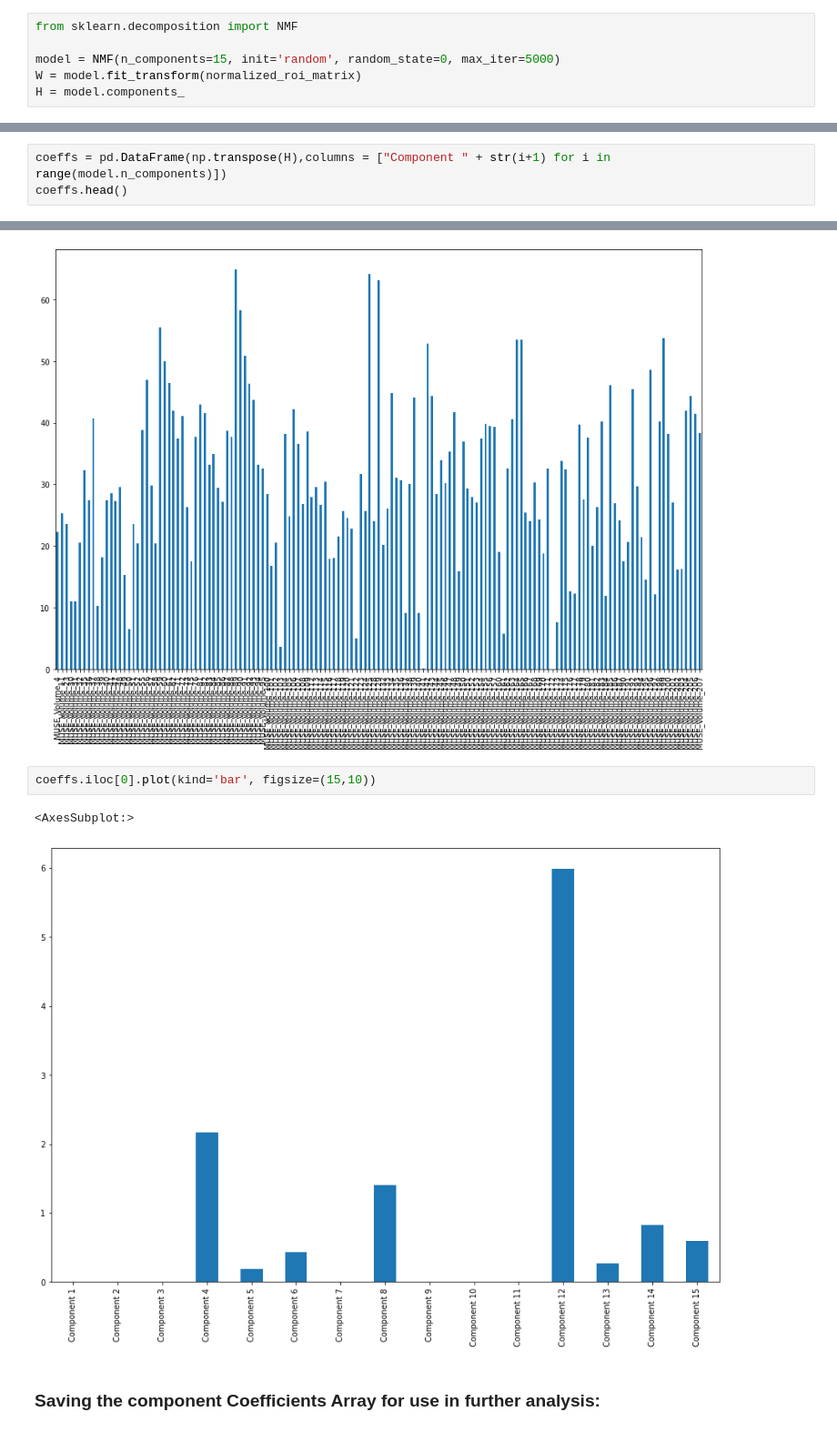
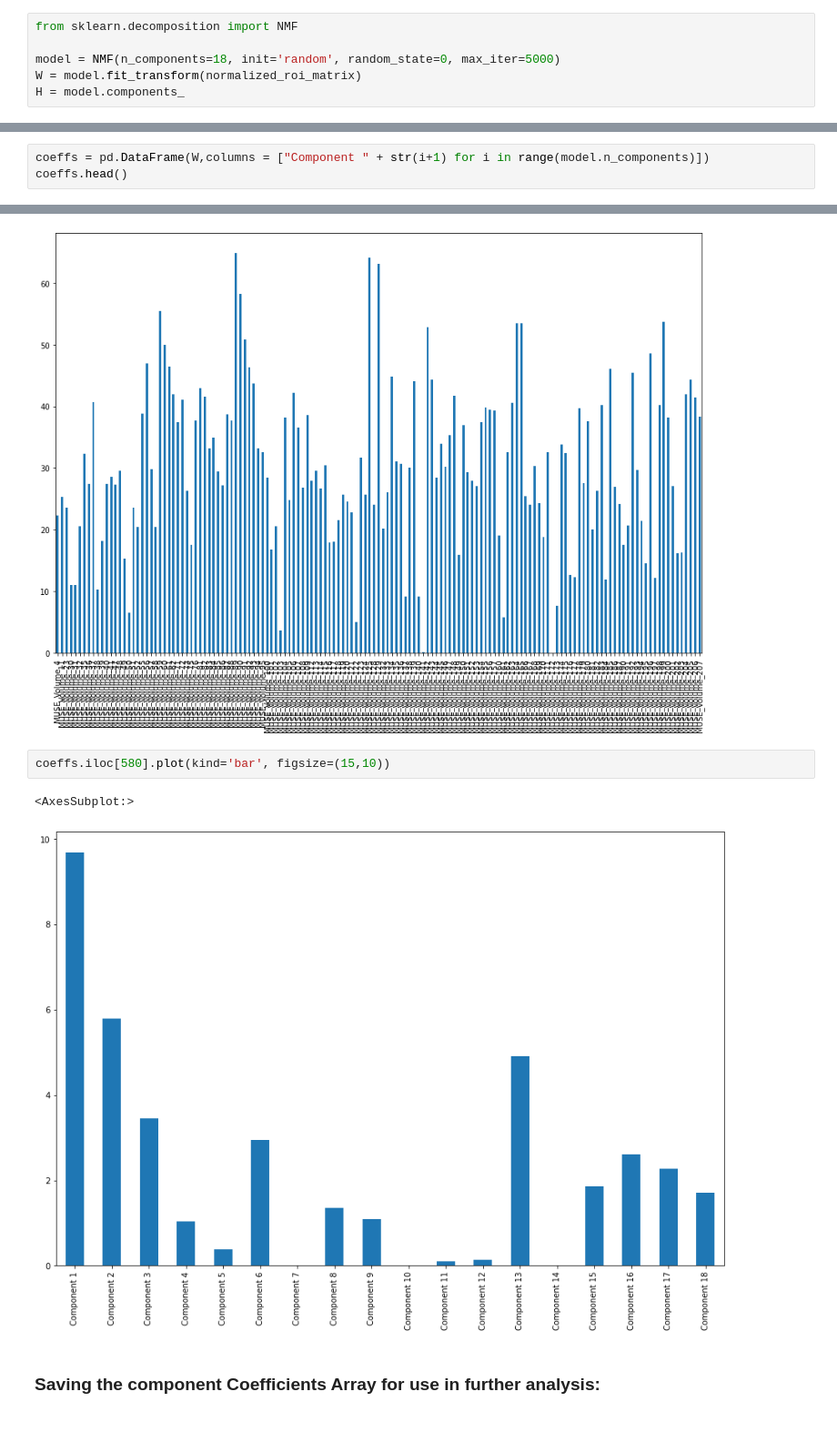
Before and after one commit to georgeaidinis/Dissertation, a Jupyter notebook: DATA/OPNMF_Testing_Using_UKBB_CN_Males.ipynb, the cells around one changed output, grey strips where cells are left out. Shown at 91% size. Saved outputs shown, nothing was run; the diff lists cells and outputs as text.

```diff
--- a/DATA/OPNMF_Testing_Using_UKBB_CN_Males.ipynb
+++ b/DATA/OPNMF_Testing_Using_UKBB_CN_Males.ipynb
@@ -60,13 +60,13 @@ For testing purposes I use sklearn NMF code, later use of lab OPNMF code will be
 # %%
 from sklearn.decomposition import NMF
 
-model = NMF(n_components=15, init='random', random_state=0, max_iter=5000)
+model = NMF(n_components=18, init='random', random_state=0, max_iter=5000)
 W = model.fit_transform(normalized_roi_matrix)
 H = model.components_
 # %% [markdown]
 ### Visualize the Coefficients:
 # %%
-coeffs = pd.DataFrame(np.transpose(H),columns = ["Component " + str(i+1) for i in range(model.n_components)])
+coeffs = pd.DataFrame(W,columns = ["Component " + str(i+1) for i in range(model.n_components)])
 coeffs.head()
 # %% [output]
 |  | Component 1 | Component 2 | Component 3 | Component 4 | Component 5 | Component 6 | Component 7 | ... |
@@ -81,10 +81,10 @@ normalized_roi_matrix.iloc[0].plot(kind='bar', figsize=(15,10))
 <AxesSubplot:>
 [figure]
 # %%
-coeffs.iloc[0].plot(kind='bar', figsize=(15,10))
+coeffs.iloc[580].plot(kind='bar', figsize=(15,10))
 # %% [output]
 <AxesSubplot:>
-[figure, old version]
+[figure, new version]
 # %% [markdown]
 ### Saving the component Coefficients Array for use in further analysis:
 # %%
```
Also changed, not shown: parts of 3 cells of this notebook, 7 other files.
